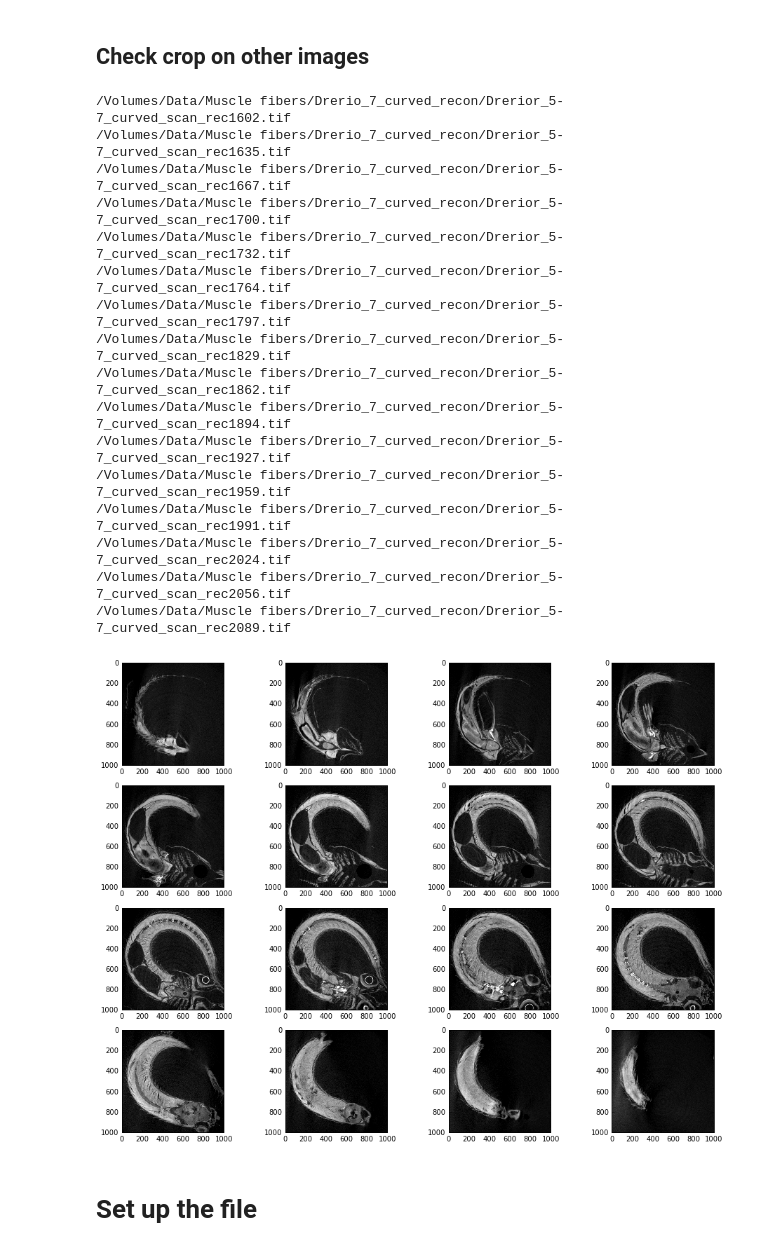
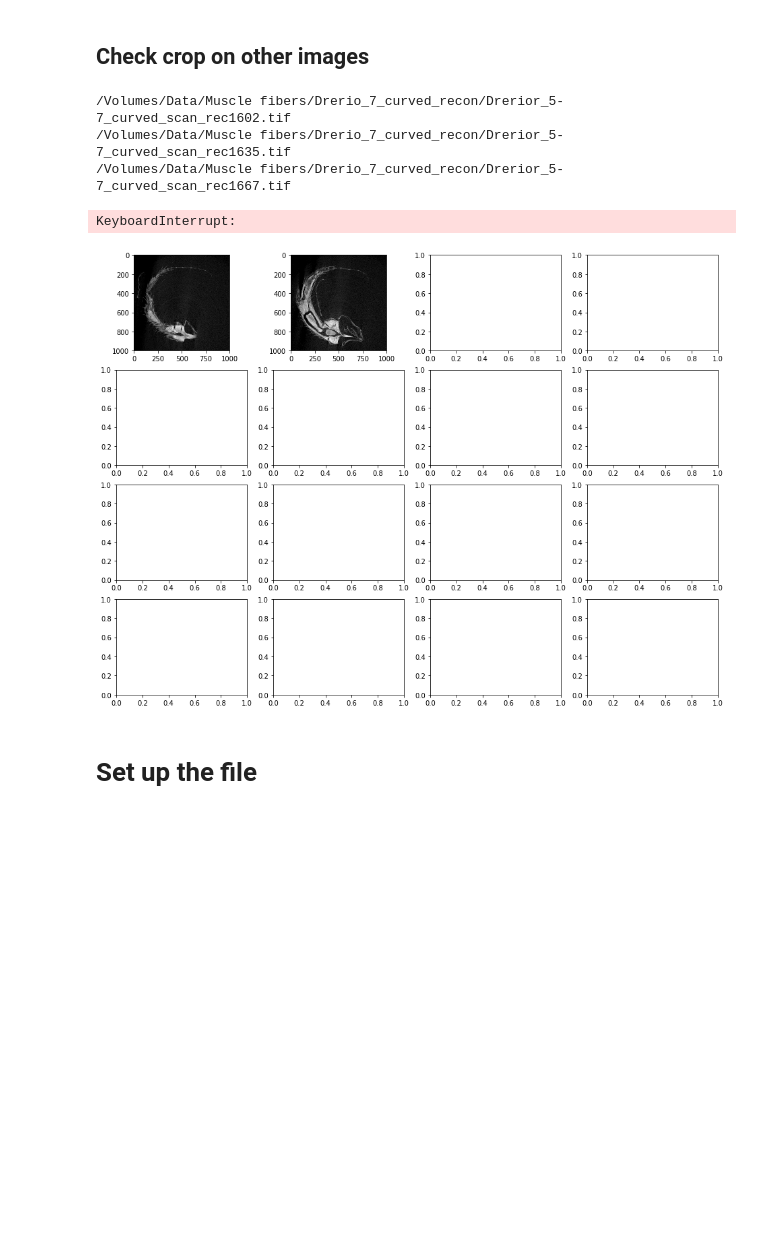
Before and after one commit to tytell/fibers, a Jupyter notebook: Make HDF file.ipynb, the cells around one changed output. Cells and saved outputs as stored; diff of their text form; code cells hidden in the pictures; blank space fills up the shorter version.

```diff
--- a/Make HDF file.ipynb
+++ b/Make HDF file.ipynb
@@ -41,11 +41,3 @@ print files[-1]
 # %% [output]
 /Volumes/Data/Muscle fibers/Drerio_7_curved_recon/Drerior_5-7_curved_scan_rec1570.tif
 /Volumes/Data/Muscle fibers/Drerio_7_curved_recon/Drerior_5-7_curved_scan_rec2121.tif
-# %%
-%matplotlib inline
-rcParams['figure.figsize'] = 16, 12  # that's default image size for this interactive session
-
-I = misc.imread(files[350])
-imshow(I, cmap=cm.gray)
-print I.shape
-show()
@@ -63,32 +63,20 @@ show()
 # %% [markdown]
 ## Check crop on other images
 # %%
-fig,ax = subplots(4,4)
+fig,ax = plt.subplots(4,4)
 r = np.linspace(0,len(files)-1,18)
 r = r[1:-1]
 for ax,f in zip(ax.flat, r):
-    print files[int(round(f))]
-    I1 = misc.imread(files[int(round(f))])
+    print(files[int(round(f))])
+    I1 = imageio.imread(files[int(round(f))])
     ax.imshow(I1[crop], cmap=cm.gray)
 show()
 # %% [output]
 /Volumes/Data/Muscle fibers/Drerio_7_curved_recon/Drerior_5-7_curved_scan_rec1602.tif
 /Volumes/Data/Muscle fibers/Drerio_7_curved_recon/Drerior_5-7_curved_scan_rec1635.tif
 /Volumes/Data/Muscle fibers/Drerio_7_curved_recon/Drerior_5-7_curved_scan_rec1667.tif
-/Volumes/Data/Muscle fibers/Drerio_7_curved_recon/Drerior_5-7_curved_scan_rec1700.tif
-/Volumes/Data/Muscle fibers/Drerio_7_curved_recon/Drerior_5-7_curved_scan_rec1732.tif
-/Volumes/Data/Muscle fibers/Drerio_7_curved_recon/Drerior_5-7_curved_scan_rec1764.tif
-/Volumes/Data/Muscle fibers/Drerio_7_curved_recon/Drerior_5-7_curved_scan_rec1797.tif
-/Volumes/Data/Muscle fibers/Drerio_7_curved_recon/Drerior_5-7_curved_scan_rec1829.tif
-/Volumes/Data/Muscle fibers/Drerio_7_curved_recon/Drerior_5-7_curved_scan_rec1862.tif
-/Volumes/Data/Muscle fibers/Drerio_7_curved_recon/Drerior_5-7_curved_scan_rec1894.tif
-/Volumes/Data/Muscle fibers/Drerio_7_curved_recon/Drerior_5-7_curved_scan_rec1927.tif
-/Volumes/Data/Muscle fibers/Drerio_7_curved_recon/Drerior_5-7_curved_scan_rec1959.tif
-/Volumes/Data/Muscle fibers/Drerio_7_curved_recon/Drerior_5-7_curved_scan_rec1991.tif
-/Volumes/Data/Muscle fibers/Drerio_7_curved_recon/Drerior_5-7_curved_scan_rec2024.tif
-/Volumes/Data/Muscle fibers/Drerio_7_curved_recon/Drerior_5-7_curved_scan_rec2056.tif
-/Volumes/Data/Muscle fibers/Drerio_7_curved_recon/Drerior_5-7_curved_scan_rec2089.tif
+KeyboardInterrupt:
-[figure, old version]
+[figure, new version]
 # %% [markdown]
 # Set up the file
 # %%
```
Also changed, not shown: parts of 13 cells of this notebook, 27 other files.
